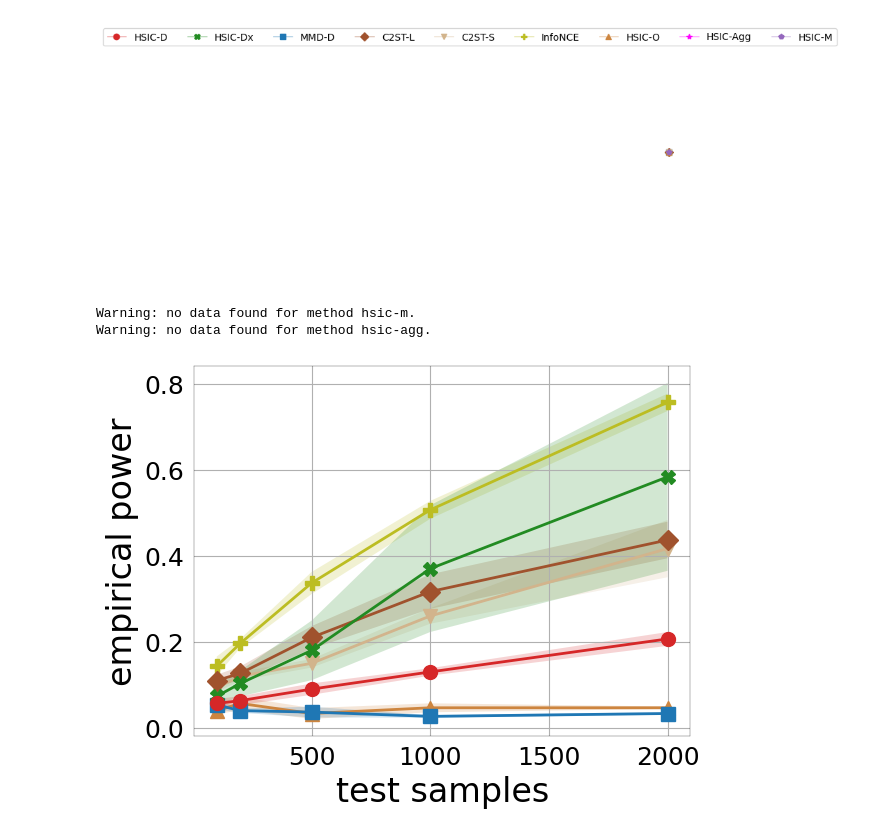
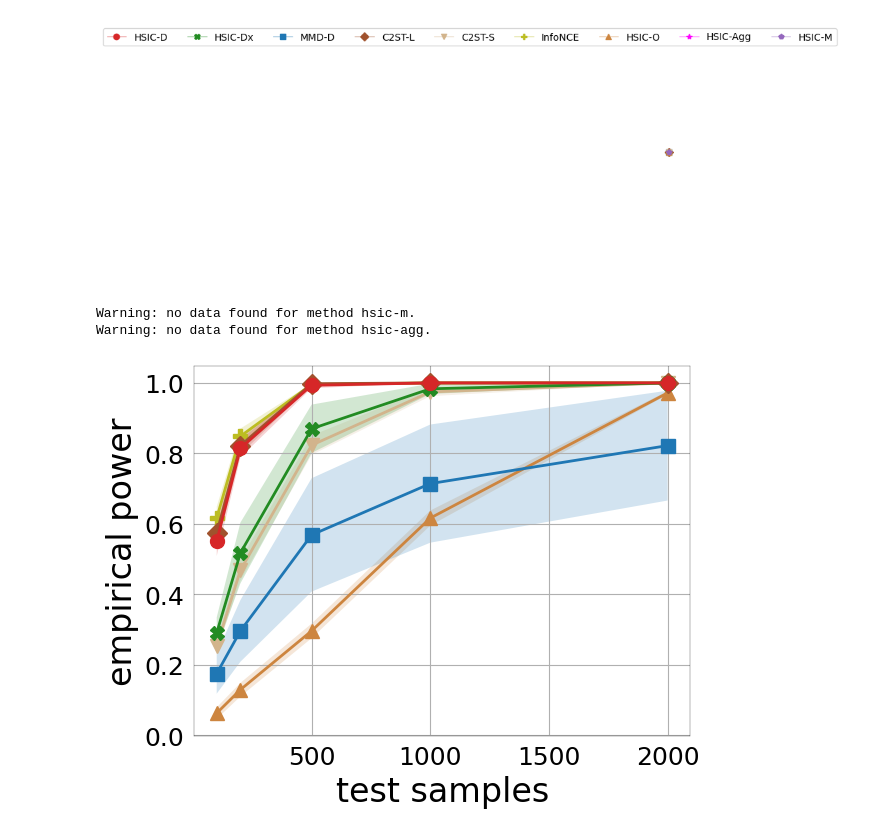
Before and after one commit to xunathan96/deephsic, a Jupyter notebook: notebook/plot_hdgm.ipynb, the cells around one changed output. Cells and saved outputs as stored; diff of their text form; code cells hidden in the pictures.

```diff
--- a/notebook/plot_hdgm.ipynb
+++ b/notebook/plot_hdgm.ipynb
@@ -72,7 +72,7 @@ def collate_samples(stats: list):                       # [(x1,y1,std1), (x2,y2,
 # %%
 # LOAD DATAFRAME
 EXPDIR = '../src/exp/eval/hdgm/'
-RUNS = ('19', '20', '21') #('13','14','15')
+RUNS = ('25','26','27','31','32','33','37','38','39') #('13','14','15')
 
 df = dict()
 for method in ['hsic', 'c2st', 'mmd', 'infonce']:
@@ -111,7 +111,7 @@ plt.axis(False)
 [figure]
 # %%
 # power vs samples for fixed dimension
-DATASET = 'HDGM-50'
+DATASET = 'HDGM-4'
 LINEWIDTH = 2
 MARKERSIZE = 10
 
@@ -127,35 +127,35 @@ stats['c2st-s'] = samples_vs_power(df['c2st'], dataset=DATASET, method='c2st-s')
 stats['infonce'] = samples_vs_power(df['infonce'], dataset=DATASET, method='infonce')
 
 for method in methods:
     try:
         plt.plot(*collate_samples(stats[method])['x,y'],
                 legend[method]['marker'],
                 linewidth = LINEWIDTH,
                 markersize = MARKERSIZE,
                 color = legend[method]['color'],)
         plt.fill_between(*collate_samples(stats[method])['std'],
                         facecolor = legend[method]['color'],
                         alpha = 0.2)
     except ValueError:
         print(f"Warning: no data found for method {method}.")
 
 
 # plt.legend(['HSIC-D', 'HSIC-Dx', 'HSIC-Agg', 'HSIC-O', 'HSIC-M', 'MMD-D', 'C2ST-L', 'C2ST-S'], ncol=8)
 plt.grid()
 #plt.title(DATASET)
 plt.xlabel("test samples", fontsize=24)
 plt.ylabel("empirical power", fontsize=24)
 #plt.xlim(xmin=90)
 
 plt.rcParams['axes.linewidth'] = 0.2
 plt.tick_params(left=False, labelsize=18)
 plt.tick_params(bottom=False, labelsize=18)
 # plt.gca().xaxis.set_major_locator(plt.MultipleLocator(1000))
-# plt.savefig(f"plots/nsamples_vs_power_{DATASET.replace('-','')}.pdf", format="pdf", bbox_inches="tight")
+# plt.savefig(f"plots/hdgm/nsamples_vs_power_{DATASET.replace('-','')}.pdf", format="pdf", bbox_inches="tight")
 # %% [output]
 Warning: no data found for method hsic-m.
 Warning: no data found for method hsic-agg.
-[figure, old version]
+[figure, new version]
 # %%
 # power vs dimension for fixed number of samples
 N_SAMPLES = 2000
```
Also changed, not shown: 1 other file.
